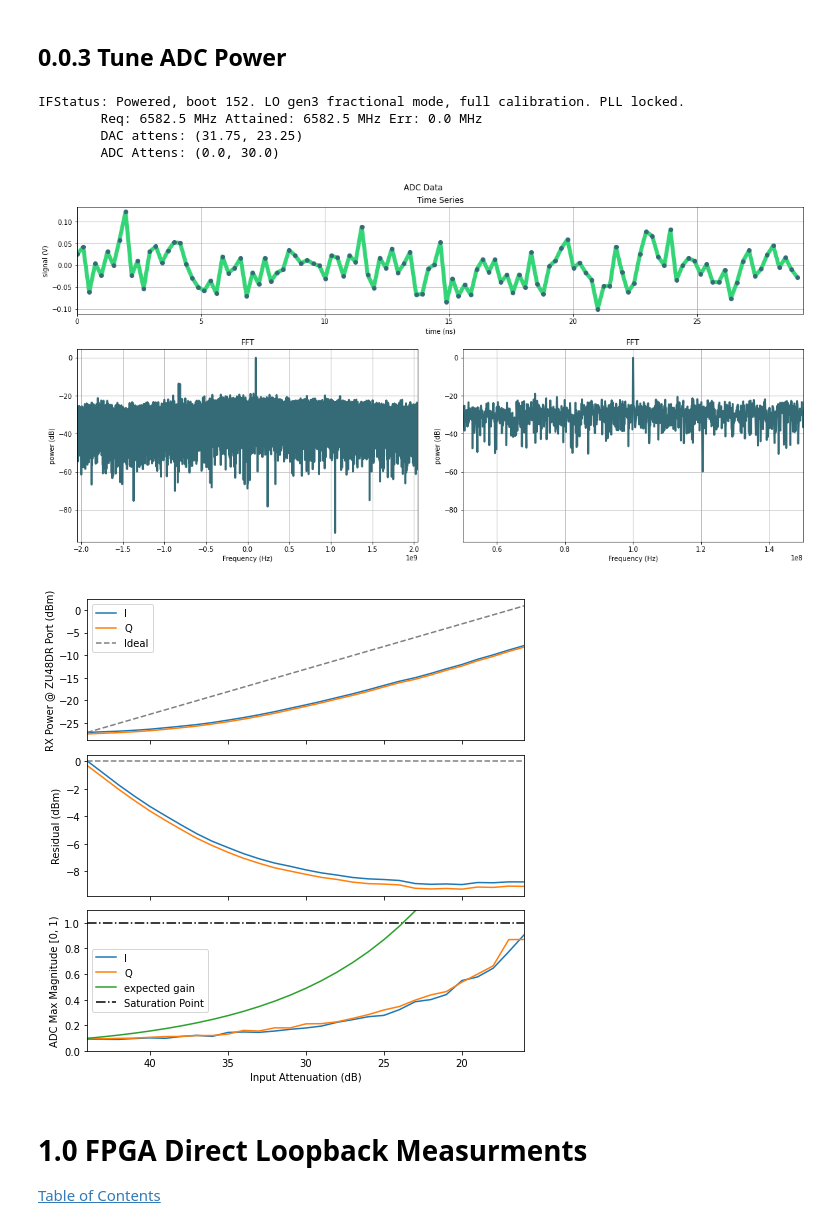
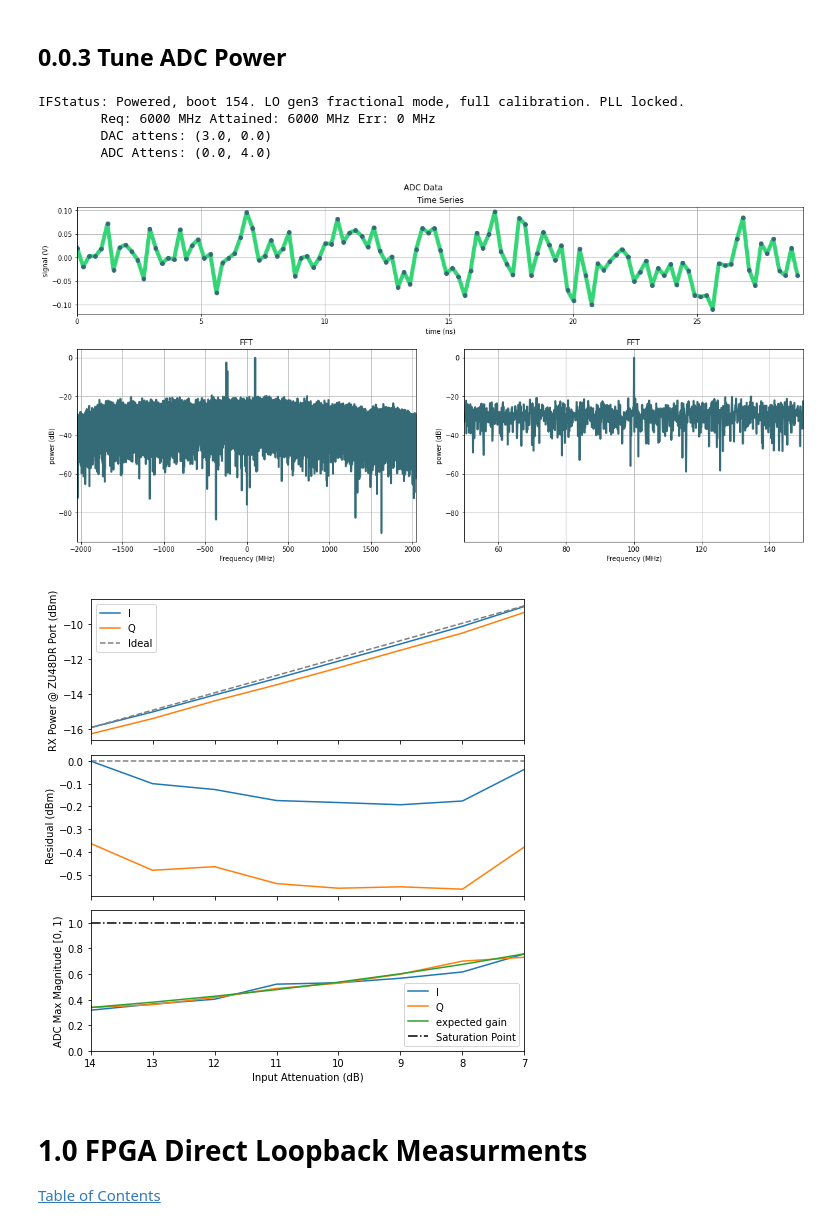
Before and after one commit to MazinLab/MKIDGen3, a Jupyter notebook: notebooks/G3_Paper_Data_Figures.ipynb, the cells around one changed output. Cells and saved outputs as stored; diff of their text form; code cells hidden in the pictures.

```diff
--- a/notebooks/G3_Paper_Data_Figures.ipynb
+++ b/notebooks/G3_Paper_Data_Figures.ipynb
@@ -71,13 +76,14 @@ IFStatus: Unpowered, boot 152. LO gen3 fractional mode, full calibration. PLL un
 # Adjust IF Attn
 ifb = IFBoard()
 ifb.power_on()
-ifb.set_attens(output_attens=55, input_attens=30)
+ifb.set_attens(output_attens=3, input_attens=4)
+ifb.set_lo(6000.0)
 print(ifb.status())
 # %% [output]
-IFStatus: Powered, boot 152. LO gen3 fractional mode, full calibration. PLL locked.
-        Req: 6582.5 MHz Attained: 6582.5 MHz Err: 0.0 MHz
-        DAC attens: (31.75, 23.25)
-        ADC Attens: (0.0, 30.0)
+IFStatus: Powered, boot 154. LO gen3 fractional mode, full calibration. PLL locked.
+        Req: 6000 MHz Attained: 6000 MHz Err: 0 MHz
+        DAC attens: (3.0, 0.0)
+        ADC Attens: (0.0, 4.0)
 # %%
 # Capture ADC
 x = ol.capture.capture_adc(2**19, complex=False)  # throw away capture to clear any startup garbage
@@ -87,15 +93,15 @@ adc_capture_data = adc_capture_data/2**15 # Normalize to 1/2 V
 # Plot ADC Data
 timerange = (0,120)  # ns
 fftrange= (16, 16 + 20*4096)
-fftzoom = (0.5e8, 1.5e8)
+fftzoom = (50, 150)
 mkidgen3.plotting.adc_test_plot(adc_capture_data, timerange, fftrange, fftzoom)
 # %% [output]
-[figure, old version]
+[figure, new version]
 # %%
-plot_comp_sat(ol, ifb, output_atten=45, input_range=(45, 16), figsize=(7, 7))
+plot_comp_sat(ol, ifb, output_atten=0, input_range=(15, 7), figsize=(7, 7))
 None
 # %% [output]
-[figure, old version]
+[figure, new version]
 # %% [markdown]
 # 1.0 FPGA Direct Loopback Measurments  <a class="anchor" id="fpga"></a>
 [Table of Contents](#table)
```
Also changed, not shown: parts of 118 cells of this notebook.
